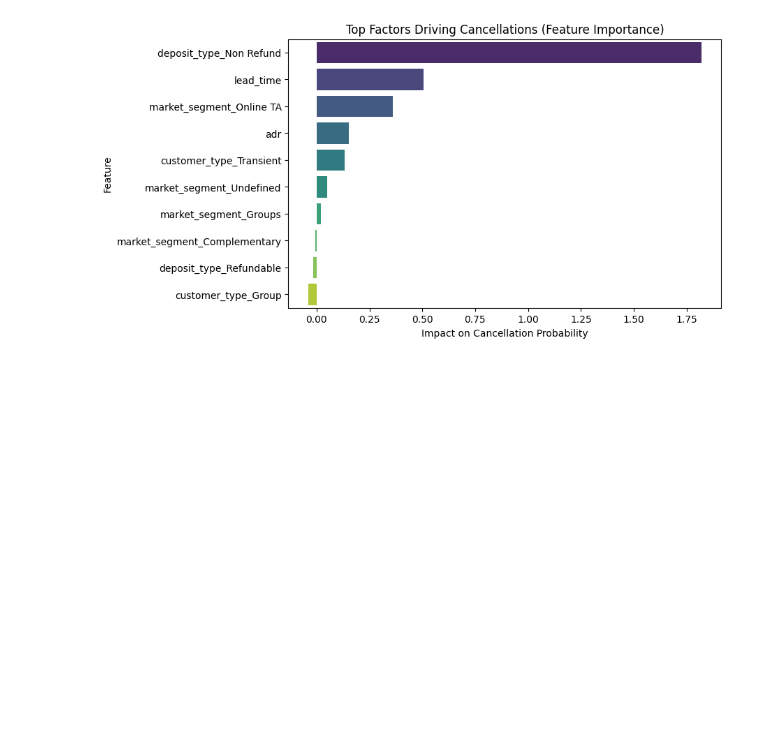
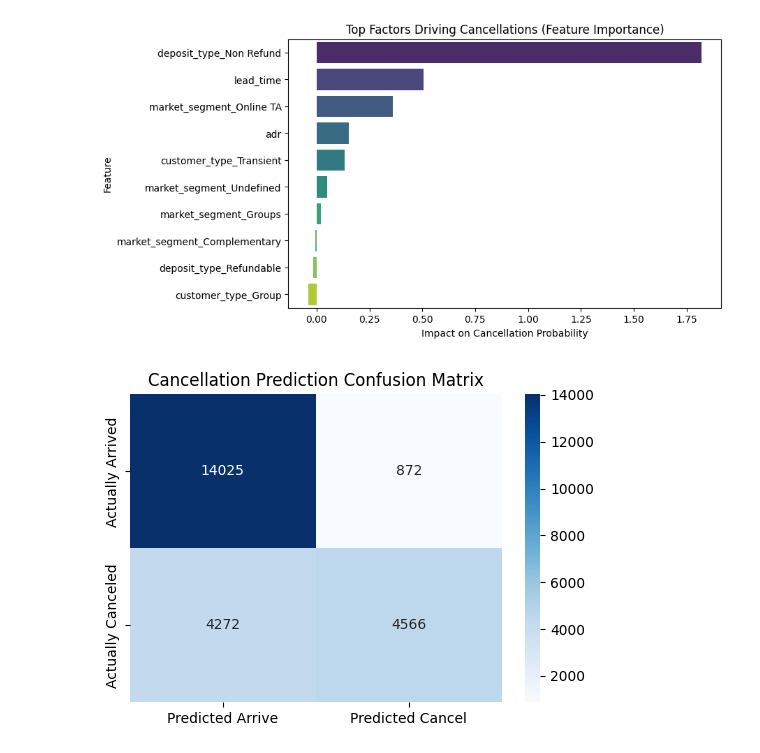
Before and after one commit to KrishnaveniMitukula/Hotel-Analytics-Project, a Jupyter notebook: Week3_Machine_Learning.ipynb, the cells around one changed output. Saved outputs shown, nothing was run; the diff lists cells and outputs as text; code cells hidden in the pictures; blank space fills up the shorter version.

Commit message:
docs: plotted confusion matrix to visualize true and false positives

```diff
--- a/Week3_Machine_Learning.ipynb
+++ b/Week3_Machine_Learning.ipynb
@@ -140,0 +144,19 @@ plt.show()
+# %%
+from sklearn.metrics import confusion_matrix
+
+# Generate Confusion Matrix
+conf_matrix = confusion_matrix(y_test, y_pred)
+
+# Plot the matrix
+plt.figure(figsize=(6, 4))
+sns.heatmap(conf_matrix, annot=True, fmt='d', cmap='Blues',
+            xticklabels=['Predicted Arrive', 'Predicted Cancel'],
+            yticklabels=['Actually Arrived', 'Actually Canceled'])
+plt.title('Cancellation Prediction Confusion Matrix')
+
+# Save the high-res image to your folder
+plt.savefig('ML_Models_Images/confusion_matrix.png', bbox_inches='tight', dpi=300)
+
+plt.show()
+# %% [output]
+[figure, added]
```
Also changed, not shown: parts of 1 cell of this notebook.
